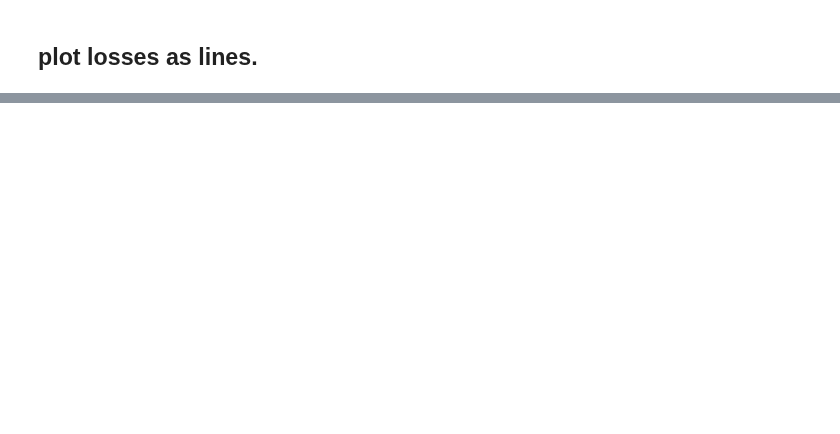
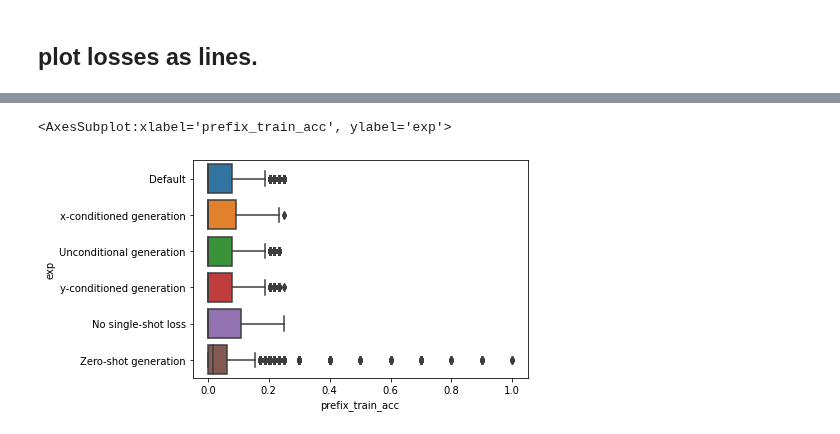
Before and after one commit to csinva/iprompt, a Jupyter notebook: notebooks/09_ablation2_cond.ipynb, the cells around one changed output, grey strips where cells are left out. Cells and saved outputs as stored; diff of their text form; code cells hidden in the pictures; blank space fills up the shorter version.

```diff
--- a/notebooks/09_ablation2_cond.ipynb
+++ b/notebooks/09_ablation2_cond.ipynb
@@ -253,0 +273,5 @@ Text(0, 0.5, 'NLL')
+# %%
+sns.boxplot(data=r, x="prefix_train_acc", y="exp")
+# %% [output]
+<AxesSubplot:xlabel='prefix_train_acc', ylabel='exp'>
+[figure, added]
```
Also changed, not shown: parts of 19 cells of this notebook, 8 other files.
